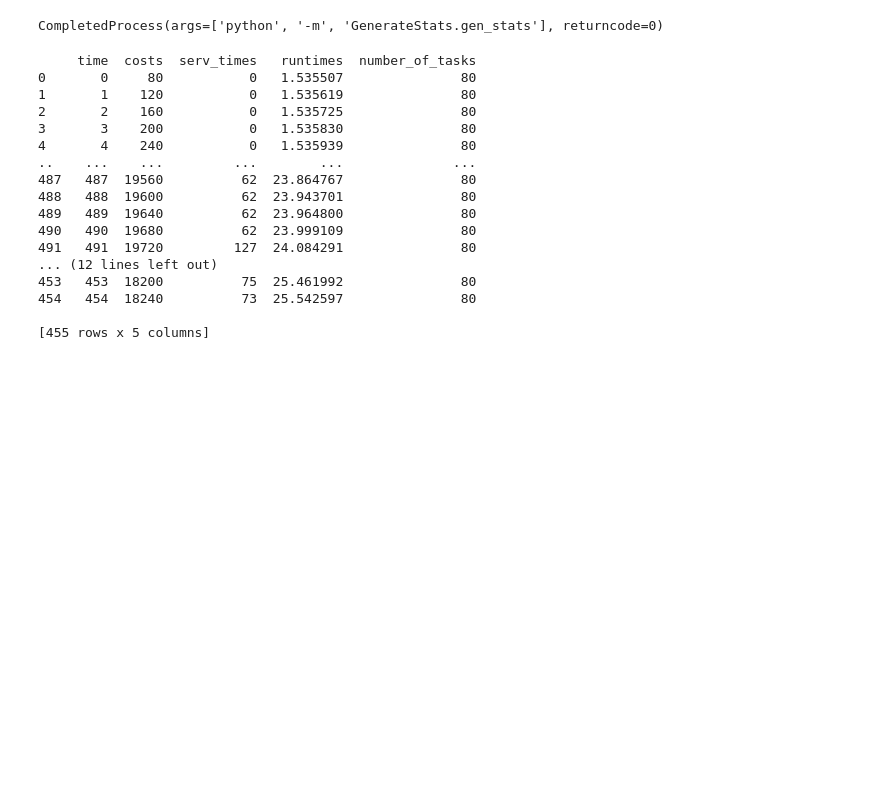
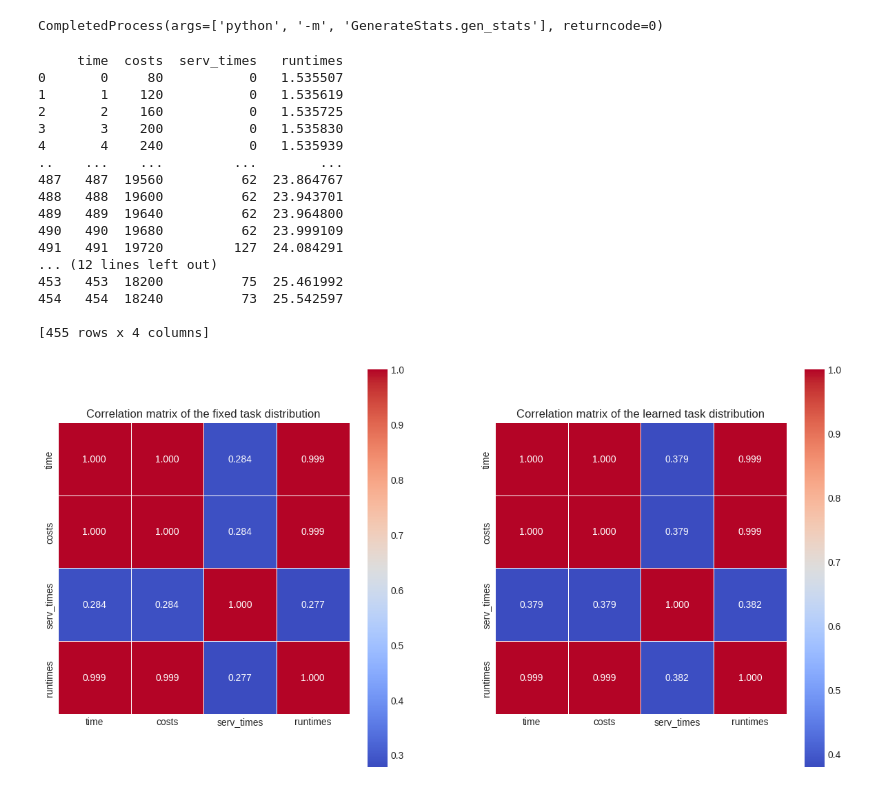
Before and after one commit to pullipulli/estimation_MAPD-P, a Jupyter notebook: Utils/show_stats.ipynb, the cells around one changed output. Saved outputs shown, nothing was run; the diff lists cells and outputs as text; code cells hidden in the pictures; blank space fills up the shorter version.

```diff
--- a/Utils/show_stats.ipynb
+++ b/Utils/show_stats.ipynb
@@ -15,29 +15,61 @@ import numpy as np
 
 %matplotlib inline
 
+plt.style.use('seaborn-v0_8-dark')
+
 df_learning = pd.read_csv("stats_with_learning.csv")
-print(df_learning)
+
 
 df = pd.read_csv("stats_without_learning.csv")
+
+
+number_of_tasks = df["number_of_tasks"].iloc[0]
+
+df = df.drop(["number_of_tasks"], axis=1)
+df_learning = df_learning.drop(["number_of_tasks"], axis=1)
+
+print(df_learning)
 print(df)
 # %% [output]
-     time  costs  serv_times   runtimes  number_of_tasks
-0       0     80           0   1.535507               80
-1       1    120           0   1.535619               80
-2       2    160           0   1.535725               80
-3       3    200           0   1.535830               80
-4       4    240           0   1.535939               80
-..    ...    ...         ...        ...              ...
-487   487  19560          62  23.864767               80
-488   488  19600          62  23.943701               80
-489   489  19640          62  23.964800               80
-490   490  19680          62  23.999109               80
-491   491  19720         127  24.084291               80
+     time  costs  serv_times   runtimes
+0       0     80           0   1.535507
+1       1    120           0   1.535619
+2       2    160           0   1.535725
+3       3    200           0   1.535830
+4       4    240           0   1.535939
+..    ...    ...         ...        ...
+487   487  19560          62  23.864767
+488   488  19600          62  23.943701
+489   489  19640          62  23.964800
+490   490  19680          62  23.999109
+491   491  19720         127  24.084291
 ... (12 lines left out)
-453   453  18200          75  25.461992               80
-454   454  18240          73  25.542597               80
+453   453  18200          75  25.461992
+454   454  18240          73  25.542597
 
-[455 rows x 5 columns]
+[455 rows x 4 columns]
+# %%
+import seaborn as sns
+
+_, ax = plt.subplots(nrows=1, ncols=2, figsize=(15, 15))
+
+sns.heatmap(data=df.corr(), annot=True,
+                      fmt='.3f', cmap='coolwarm',
+                      square=True, linewidths=.5,
+                      cbar_kws={'shrink': .5}, ax=ax[0])
+
+ax[0].set_title("Correlation matrix of the fixed task distribution")
+
+sns.heatmap(data=df_learning.corr(), annot=True,
+                      fmt='.3f', cmap='coolwarm',
+                      square=True, linewidths=.5,
+                      cbar_kws={'shrink': .5}, ax=ax[1])
+
+ax[1].set_title("Correlation matrix of the learned task distribution")
+
+plt.show()
+# %% [output]
+[figure, added]
 # %%
 cost = df["costs"].iloc[-1]
 cost_learning = df_learning["costs"].iloc[-1]
```
Also changed, not shown: parts of 5 cells of this notebook.
